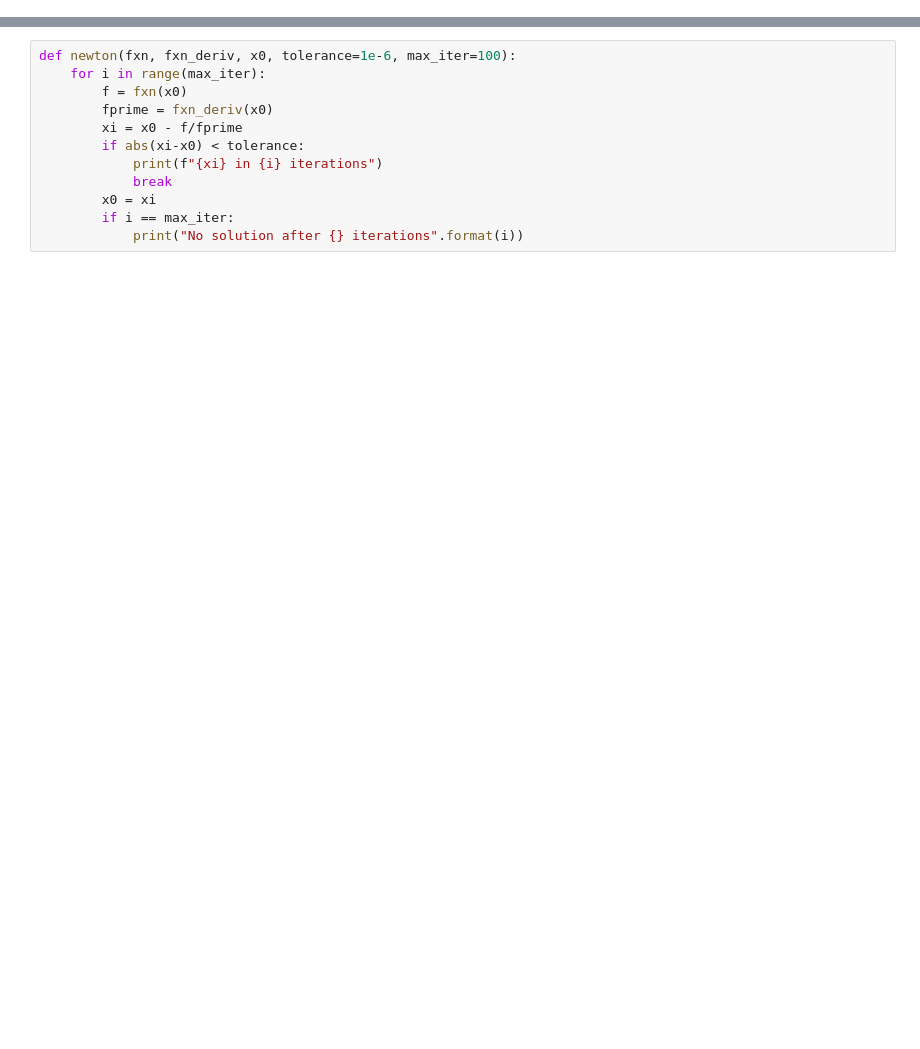
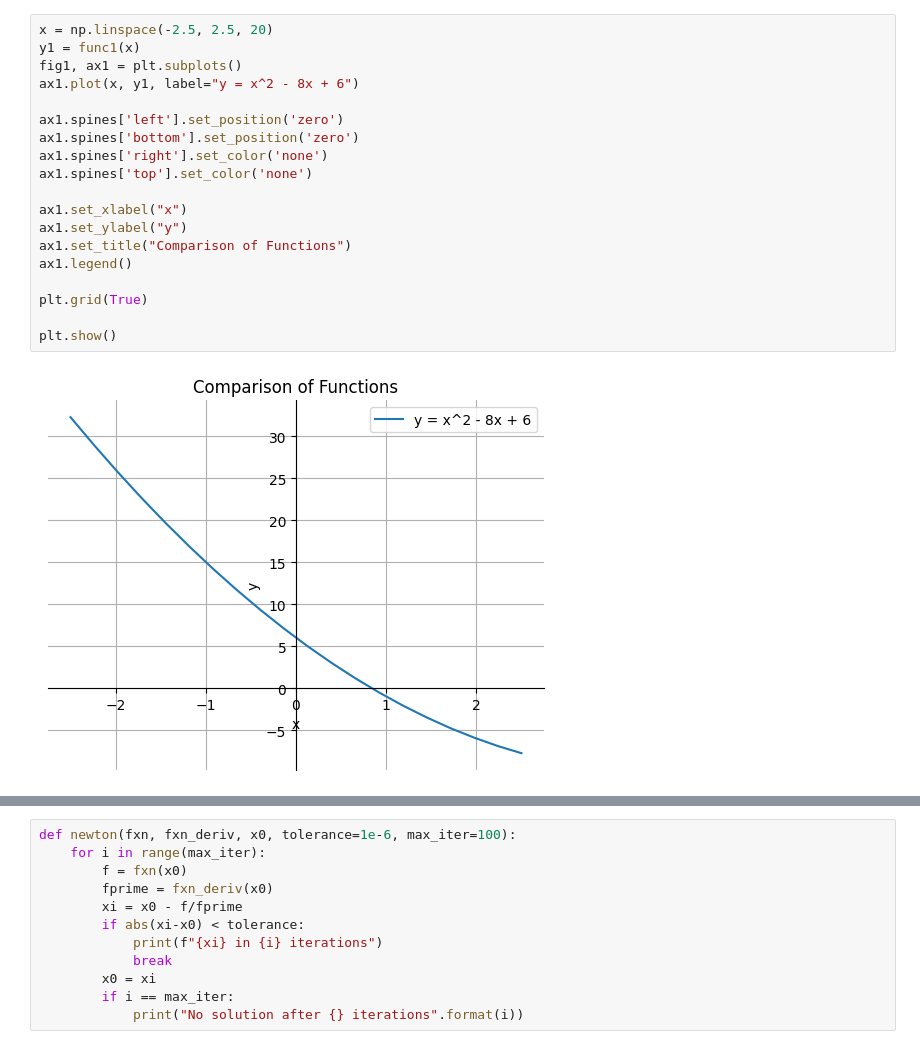
Before and after one commit to Benita02/Engineering-Maths-with-Python, a Jupyter notebook: MyNewtonRaphson.ipynb, the cells around one changed output, grey strips where cells are left out. Drawn from its saved outputs; the diff is of its cells as text; blank space fills up the shorter version.

```diff
--- a/MyNewtonRaphson.ipynb
+++ b/MyNewtonRaphson.ipynb
@@ -27,0 +41,21 @@ plt.show()
+# %%
+x = np.linspace(-2.5, 2.5, 20)
+y1 = func1(x)
+fig1, ax1 = plt.subplots()
+ax1.plot(x, y1, label="y = x^2 - 8x + 6")
+
+ax1.spines['left'].set_position('zero')
+ax1.spines['bottom'].set_position('zero')
+ax1.spines['right'].set_color('none')
+ax1.spines['top'].set_color('none')
+
+ax1.set_xlabel("x")
+ax1.set_ylabel("y")
+ax1.set_title("Comparison of Functions")
+ax1.legend()
+
+plt.grid(True)
+
+plt.show()
+# %% [output]
+[figure, added]
```
Also changed, not shown: parts of 8 cells of this notebook, 2 other files.
